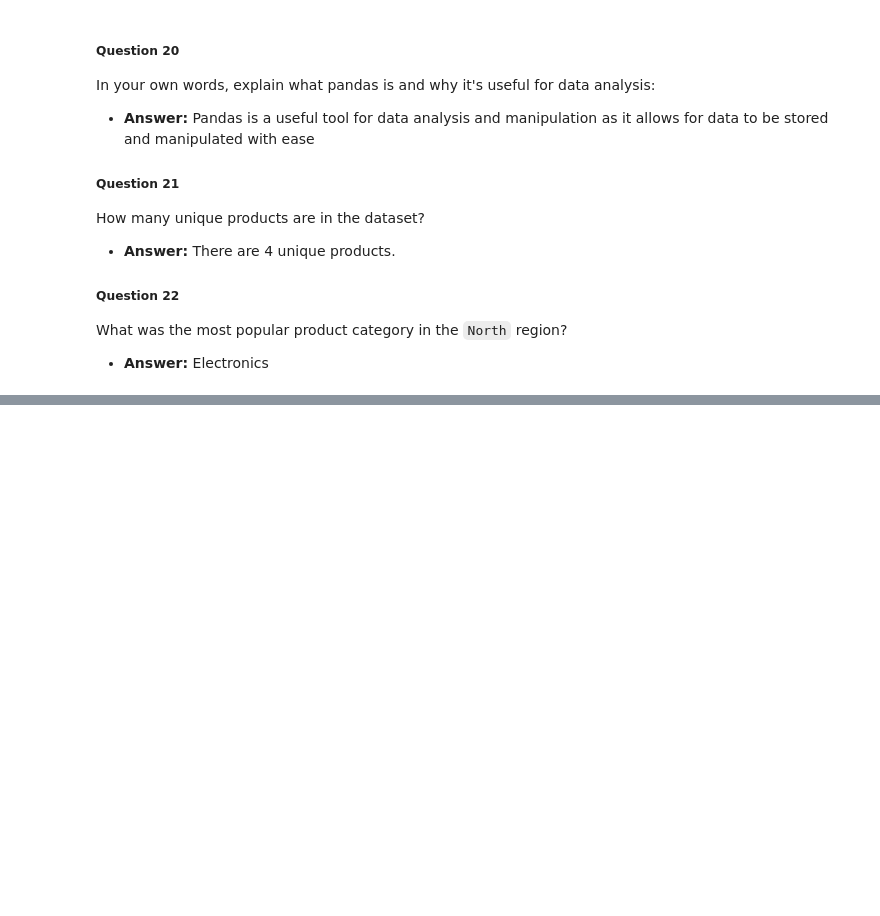
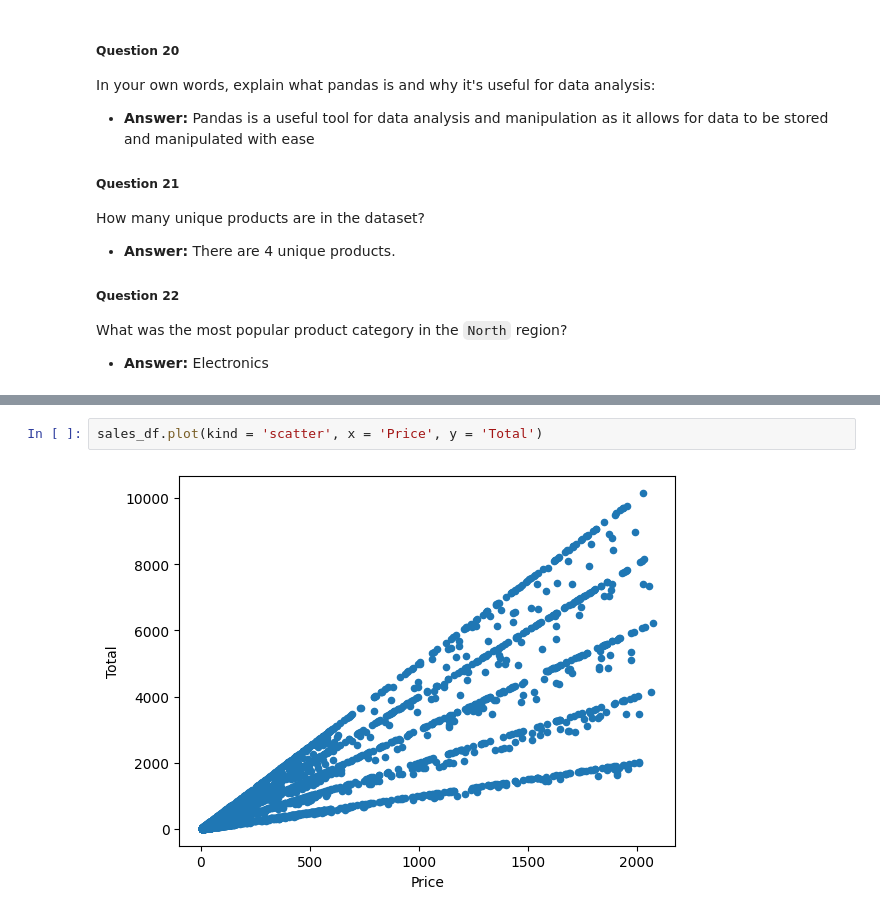
Before and after one commit to Rgjmerc/unit-3-data-science, a Jupyter notebook: 01_pandas.ipynb, the cells around one changed output, grey strips where cells are left out. Cells and saved outputs as stored; diff of their text form; blank space fills up the shorter version.

```diff
--- a/01_pandas.ipynb
+++ b/01_pandas.ipynb
@@ -378,0 +411,4 @@ What was the most popular product category in the `North` region?
+# %%
+sales_df.plot(kind = 'scatter', x = 'Price', y = 'Total')
+# %% [output]
+[figure, added]
```
Also changed, not shown: parts of 2 cells of this notebook.
